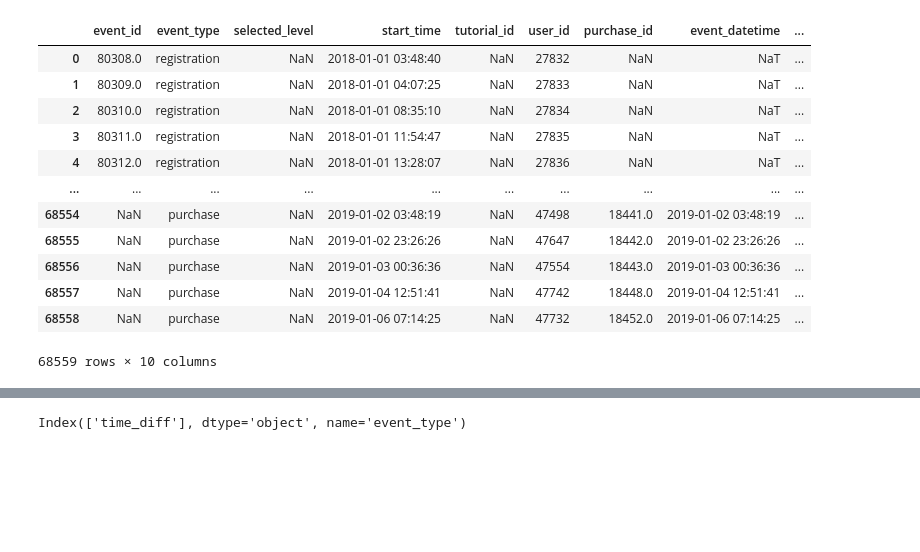
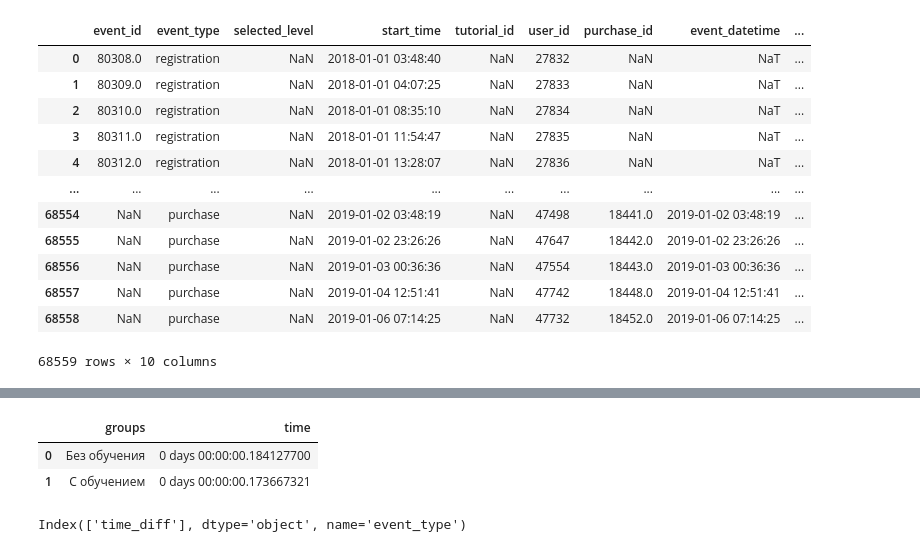
Before and after one commit to VRaptor555/my-apps, a Jupyter notebook: project3/project_3.ipynb, the cells around one changed output, grey strips where cells are left out. Drawn from its saved outputs; the diff is of its cells as text; code cells hidden in the pictures; blank space fills up the shorter version.

```diff
--- a/project3/project_3.ipynb
+++ b/project3/project_3.ipynb
@@ -90,12 +90,12 @@ users_etap['purchase_diff'] = users_etap['purchase'] - users_etap['pack_choice']
 group_avg = users_etap.groupby(by='groups')[['level_diff','pack_diff','purchase_diff']].mean()
 #group_avg['time_diff'] = group_avg['time_diff'] / 1000000
 # %%
-dt = {'groups':[], 'diff':[], 'time':[]}
+dt = {'groups':['Без обучения', 'С обучением'], 'time':['00:00:00','00:00:00']}
 for col in group_avg.columns:
     for ind, gr in enumerate(group_avg[col]):
-        dt['groups'].append(group_avg.index[ind])
-        dt['diff'].append(col)
-        dt['time'].append(gr/1000000)
+        print(gr)
+        dt['time'][ind] = dt['time'][ind] + gr / 2
 
 groups_df = pd.DataFrame(data=dt)
+groups_df['time'] = groups_df['time'] / 1
 # %% [output]
@@ -161,3 +150,9 @@ users_etap
+# %%
+groups_df
+# %% [output]
+|  | groups | time |
+| 0 | Без обучения | 0 days 00:00:00.184127700 |
+| 1 | С обучением | 0 days 00:00:00.173667321 |
 # %%
 group_avg.columns
 # %% [output]
```
Also changed, not shown: parts of 4 cells of this notebook.
